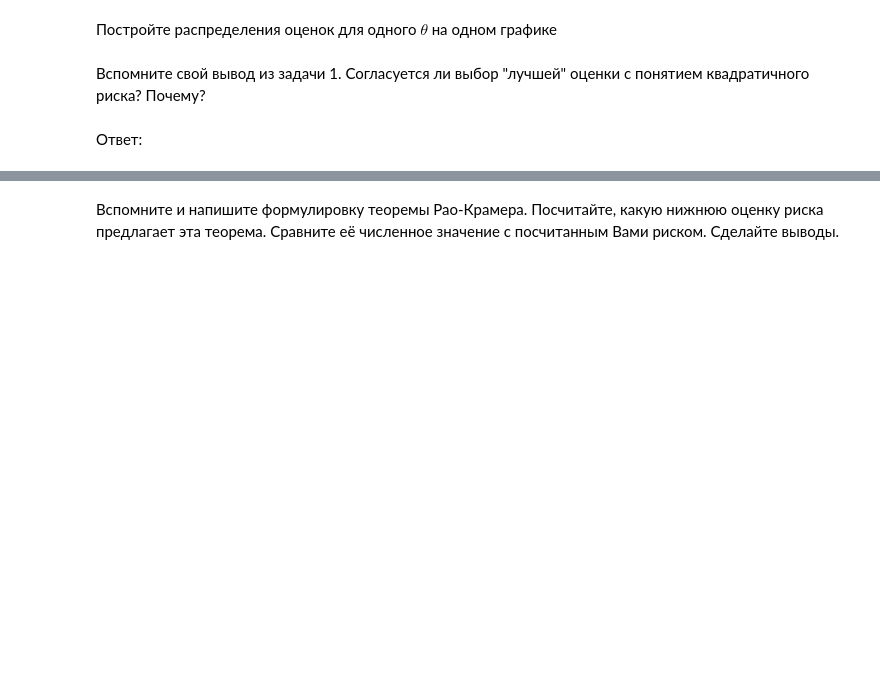
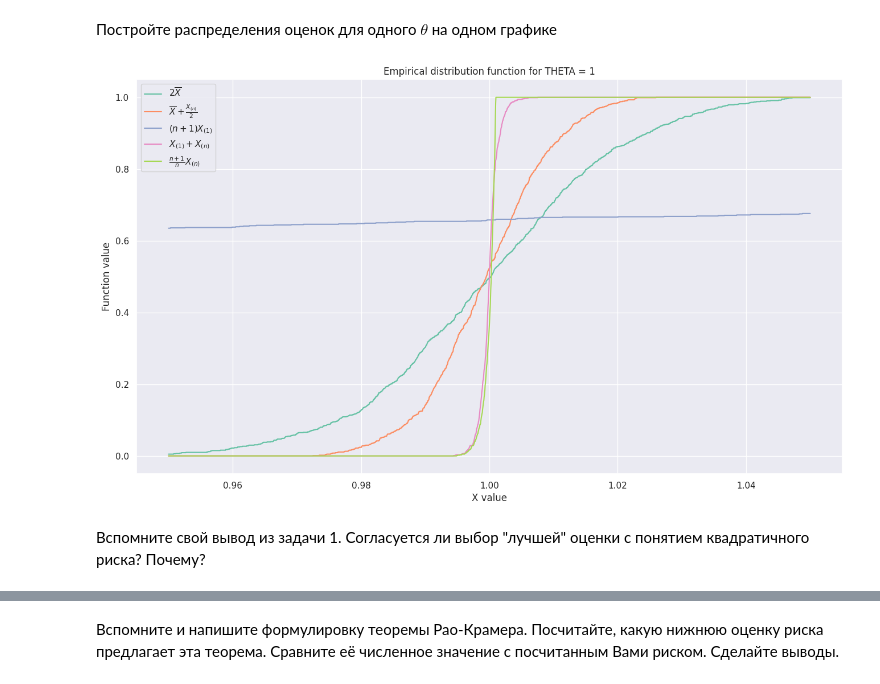
Before and after one commit to NTheme/MIPT, a Jupyter notebook: MathStats/HW_2.ipynb, the cells around one changed output, grey strips where cells are left out. Drawn from its saved outputs; the diff is of its cells as text; code cells hidden in the pictures; blank space fills up the shorter version.

```diff
--- a/MathStats/HW_2.ipynb
+++ b/MathStats/HW_2.ipynb
@@ -89,6 +263,37 @@ np.float64(0.4904605852963612)
 # %% [markdown]
 Постройте распределения оценок для одного $\theta$ на одном графике
+# %%
+def make_plot(xlabex: str, ylabel: str, title: str = "Plot", xlim: list = None, ylim: list = None, **kwargs) -> (
+        plt.figure, plt.axis):
+    """
+    Creates a plot with the following parameters
+
+    :param xlabex: x-axis label
+    :param ylabel: y-axis label
+    :param title: plot title
+    :param xlim: x-limits
+    :param ylim: y-limits
+    """
+    fig_, axs_ = plt.subplots(**kwargs)
+
+    axs_.set_xlabel(xlabex)
+    axs_.set_ylabel(ylabel)
+    axs_.set_title(title)
+
+    if xlim is not None:
+        axs_.set_xlim(xlim)
+    if ylim is not None:
+        axs_.set_ylim(ylim)
+
+    return fig_, axs_
+# %%
+_, axs = make_plot(xlabex=r'X value', ylabel=r'Function value',
+                   title=f"Empirical distribution function for THETA = {THETA}")
+for key, val in unf_apx.items():
+    sns.lineplot(x=unf_grd, y=sps.ecdf(val[:, -1]).cdf.evaluate(unf_grd), ax=axs,
+                 label=unf_key[key])
+plt.show()
+# %% [output]
+[figure, added]
 # %% [markdown]
 Вспомните свой вывод из задачи 1. Согласуется ли выбор "лучшей" оценки с понятием квадратичного риска? Почему?
-# %% [markdown]
-Ответ:
```
Also changed, not shown: parts of 76 cells of this notebook, 11 other files.
